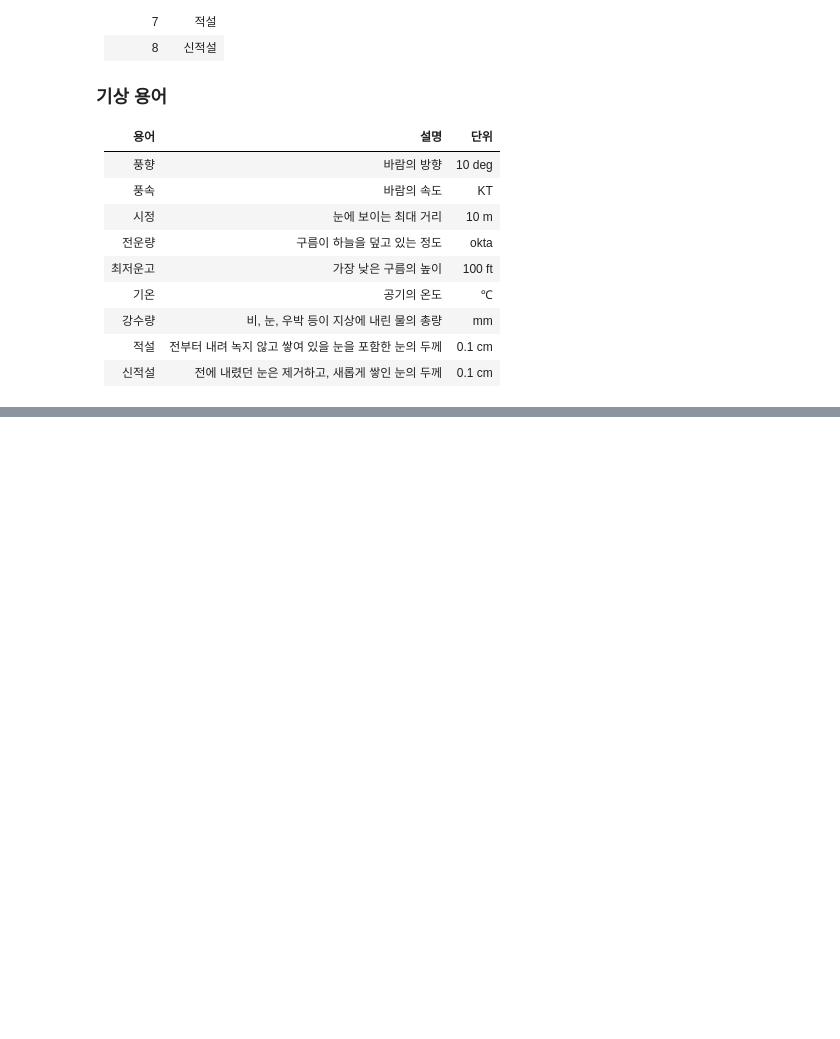
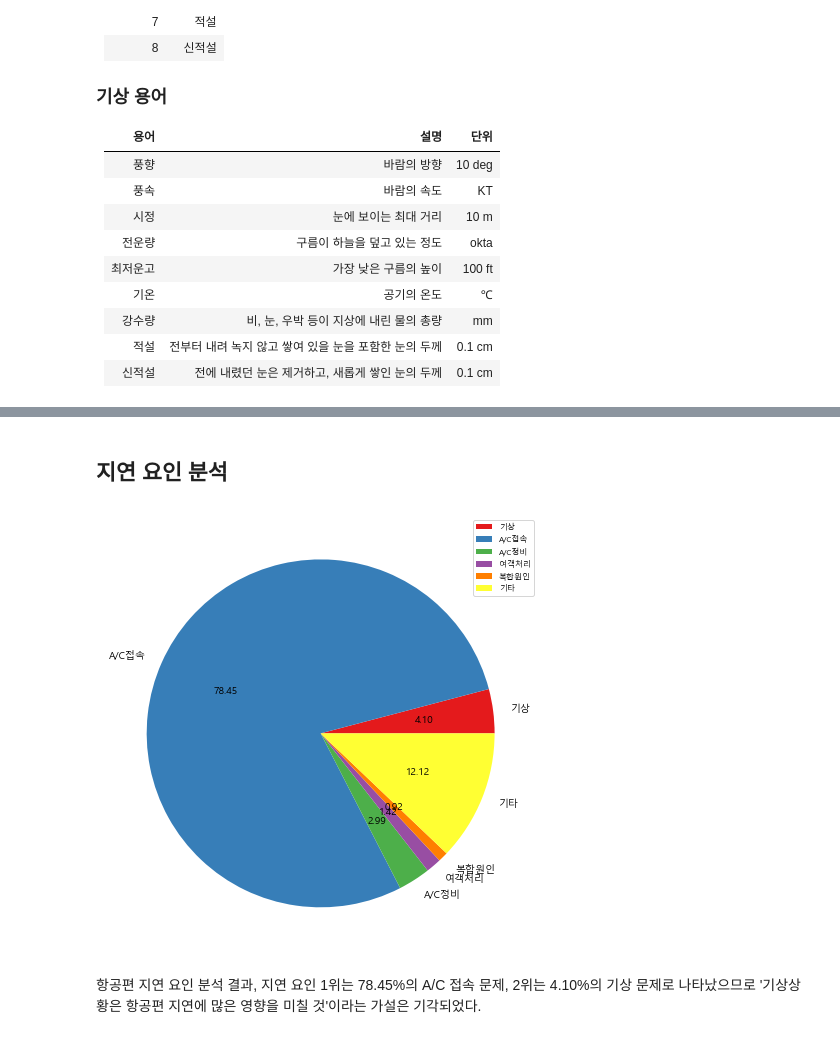
Before and after one commit to yeji4268/BigData, a Jupyter notebook: BigData_Project.ipynb, the cells around one changed output, grey strips where cells are left out. Saved outputs shown, nothing was run; the diff lists cells and outputs as text; code cells hidden in the pictures; blank space fills up the shorter version.

```diff
--- a/BigData_Project.ipynb
+++ b/BigData_Project.ipynb
@@ -79,0 +239,14 @@ for a in airports:
+# %% [markdown]
+## 지연 요인 분석
+# %%
+data = [airports['기상'].sum(), airports['A/C접속'].sum(), airports['A/C정비'].sum(), airports['여객처리'].sum(), airports['복합원인'].sum(), airports['기타'].sum()]
+label = ['기상', 'A/C접속', 'A/C정비', '여객처리', '복합원인', '기타']
+
+plt.figure(figsize = (8, 8))
+plt.pie(data, labels = label, autopct = '%.2f',  colors = color)
+plt.legend(loc = 'upper right', fontsize = 8)
+plt.show()
+# %% [output]
+[figure, added]
+# %% [markdown]
+항공편 지연 요인 분석 결과, 지연 요인 1위는 78.45%의 A/C 접속 문제, 2위는 4.10%의 기상 문제로 나타났으므로 '기상상황은 항공편 지연에 많은 영향을 미칠 것'이라는 가설은 기각되었다.
```
Also changed, not shown: parts of 14 cells of this notebook.
